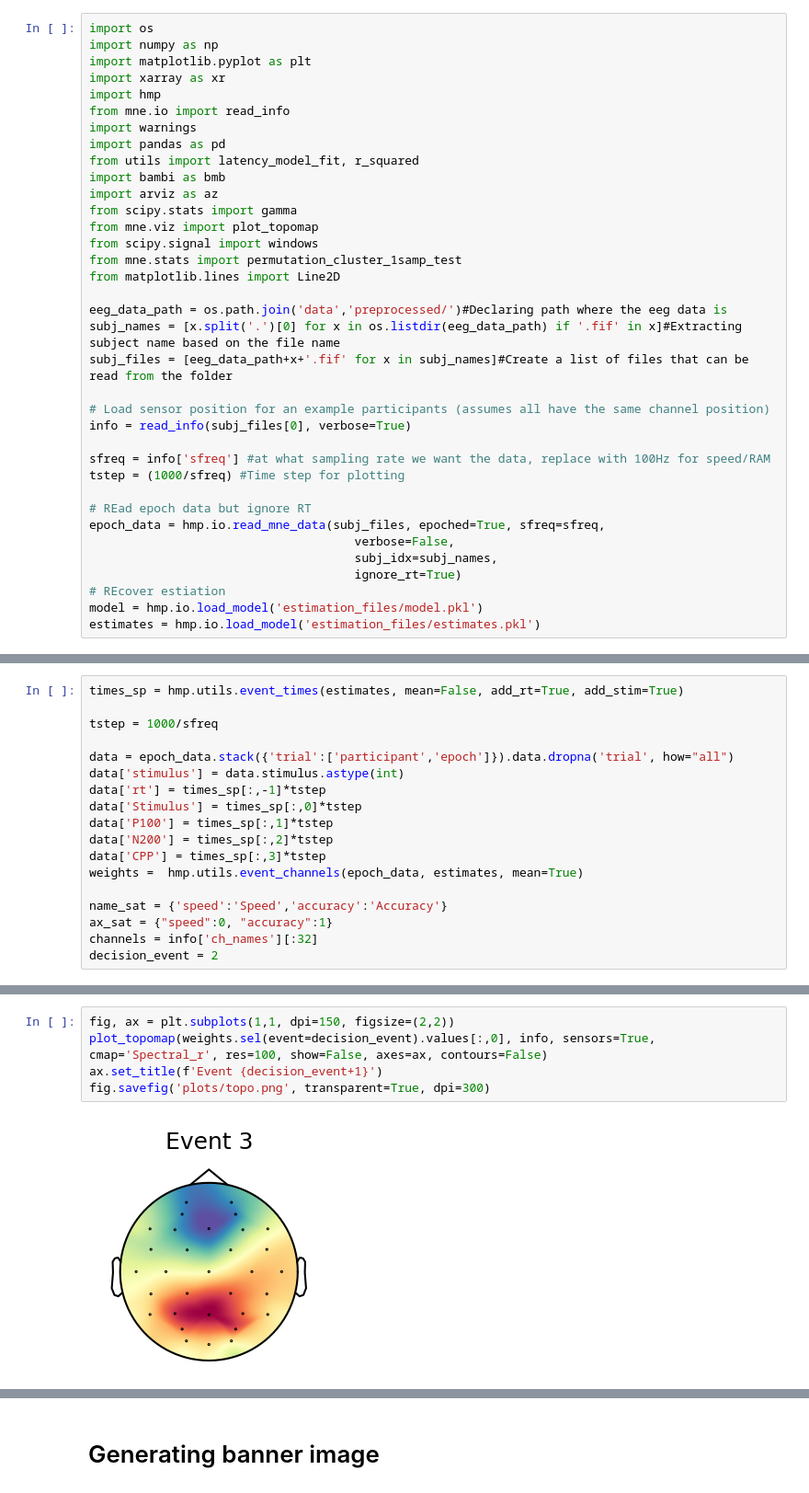
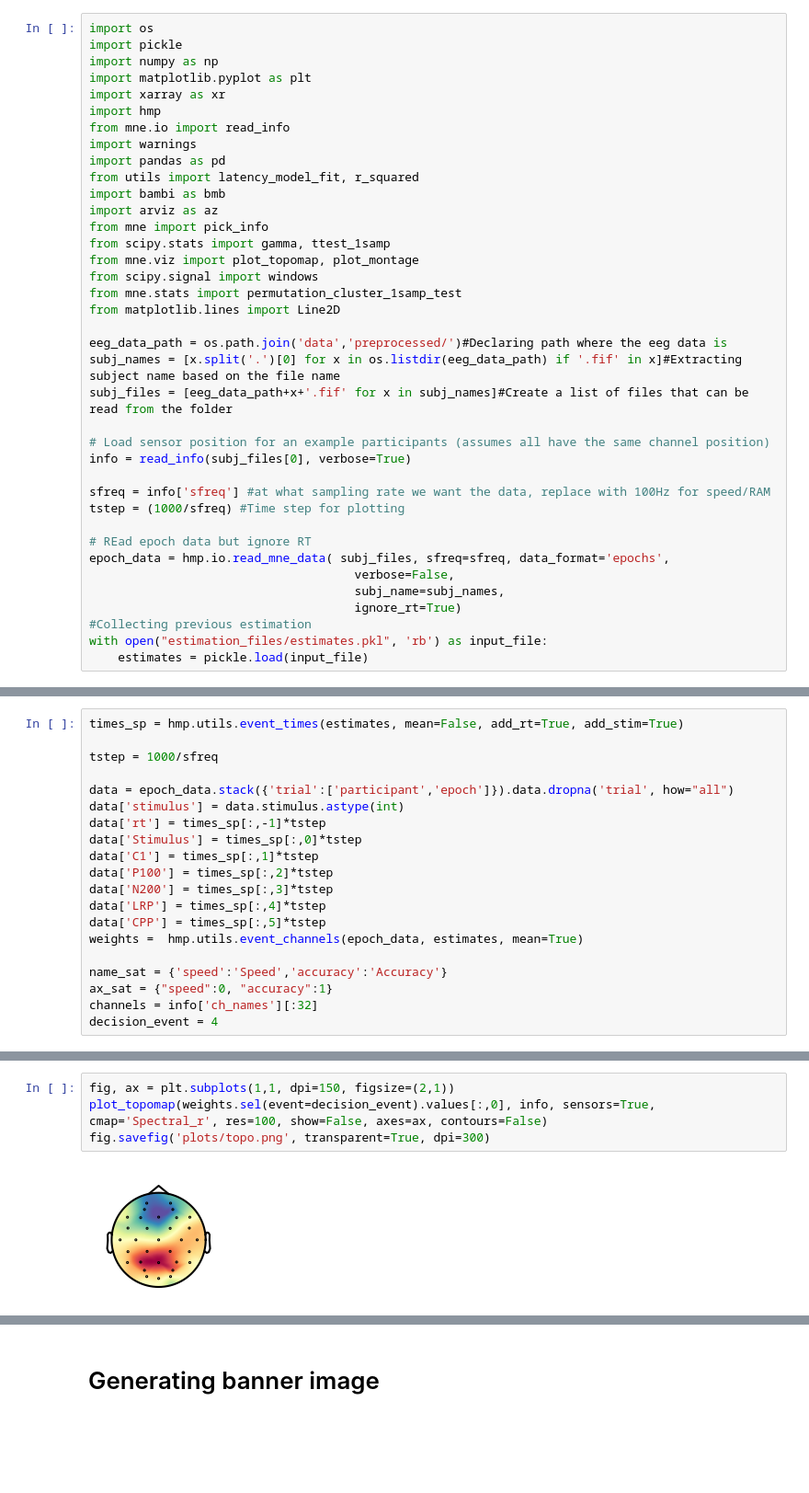
Before and after one commit to GWeindel/decision-times, a Jupyter notebook: 2-ERP_analyses.ipynb, the cells around one changed output, grey strips where cells are left out. Shown at 92% size. Cells and saved outputs as stored; diff of their text form; blank space fills up the shorter version.

```diff
--- a/2-ERP_analyses.ipynb
+++ b/2-ERP_analyses.ipynb
@@ -1,5 +1,6 @@
 # %%
 import os
+import pickle
 import numpy as np
 import matplotlib.pyplot as plt
 import xarray as xr
@@ -10,8 +11,9 @@ import pandas as pd
 from utils import latency_model_fit, r_squared
 import bambi as bmb
 import arviz as az
-from scipy.stats import gamma
-from mne.viz import plot_topomap
+from mne import pick_info
+from scipy.stats import gamma, ttest_1samp
+from mne.viz import plot_topomap, plot_montage
 from scipy.signal import windows
 from mne.stats import permutation_cluster_1samp_test
 from matplotlib.lines import Line2D
@@ -27,11 +29,11 @@ sfreq = info['sfreq'] #at what sampling rate we want the data, replace with 100H
 tstep = (1000/sfreq) #Time step for plotting
 
 # REad epoch data but ignore RT
-epoch_data = hmp.io.read_mne_data(subj_files, epoched=True, sfreq=sfreq,
+epoch_data = hmp.io.read_mne_data( subj_files, sfreq=sfreq, data_format='epochs',
                                      verbose=False,
-                                     subj_idx=subj_names,
+                                     subj_name=subj_names,
                                      ignore_rt=True)
-# REcover estiation
-model = hmp.io.load_model('estimation_files/model.pkl')
-estimates = hmp.io.load_model('estimation_files/estimates.pkl')
+#Collecting previous estimation
+with open("estimation_files/estimates.pkl", 'rb') as input_file:
+    estimates = pickle.load(input_file)
 # %% [output]
@@ -61,12 +63,14 @@ data = epoch_data.stack({'trial':['participant','epoch']}).data.dropna('trial',
 data['stimulus'] = data.stimulus.astype(int)
 data['rt'] = times_sp[:,-1]*tstep
 data['Stimulus'] = times_sp[:,0]*tstep
-data['P100'] = times_sp[:,1]*tstep
-data['N200'] = times_sp[:,2]*tstep
-data['CPP'] = times_sp[:,3]*tstep
+data['C1'] = times_sp[:,1]*tstep
+data['P100'] = times_sp[:,2]*tstep
+data['N200'] = times_sp[:,3]*tstep
+data['LRP'] = times_sp[:,4]*tstep
+data['CPP'] = times_sp[:,5]*tstep
 weights =  hmp.utils.event_channels(epoch_data, estimates, mean=True)
 
 name_sat = {'speed':'Speed','accuracy':'Accuracy'}
 ax_sat = {"speed":0, "accuracy":1}
 channels = info['ch_names'][:32]
-decision_event = 2
+decision_event = 4
@@ -73,7 +212,6 @@ decision_event = 2
 # %%
-fig, ax = plt.subplots(1,1, dpi=150, figsize=(2,2))
+fig, ax = plt.subplots(1,1, dpi=150, figsize=(2,1))
 plot_topomap(weights.sel(event=decision_event).values[:,0], info, sensors=True, cmap='Spectral_r', res=100, show=False, axes=ax, contours=False)
-ax.set_title(f'Event {decision_event+1}')
 fig.savefig('plots/topo.png', transparent=True, dpi=300)
 # %% [output]
-[figure, old version]
+[figure, new version]
```
Also changed, not shown: parts of 19 cells of this notebook, 4 other files.
